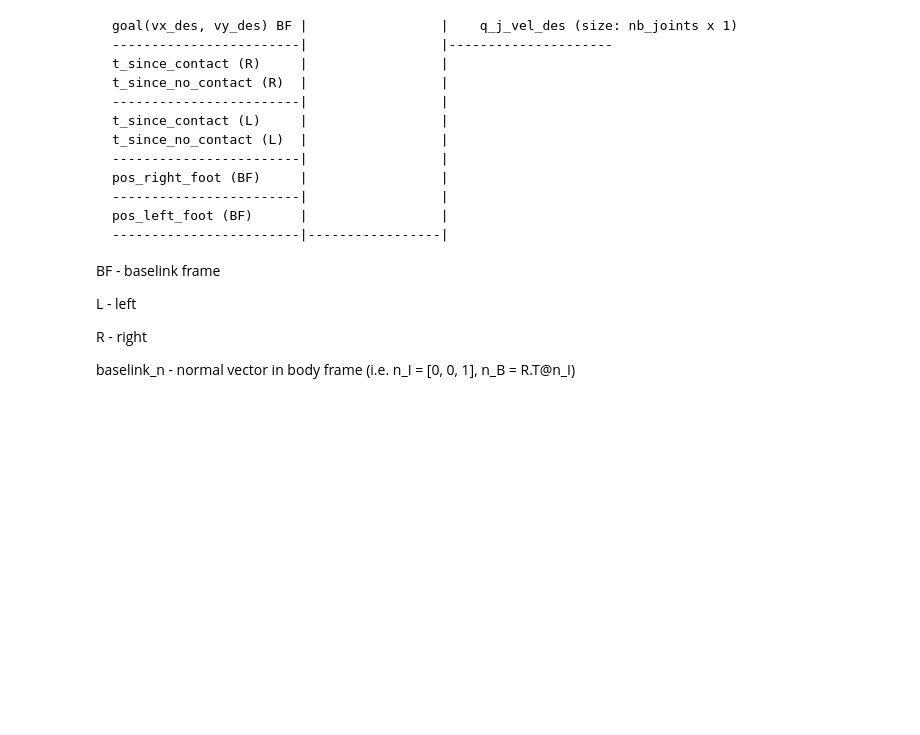
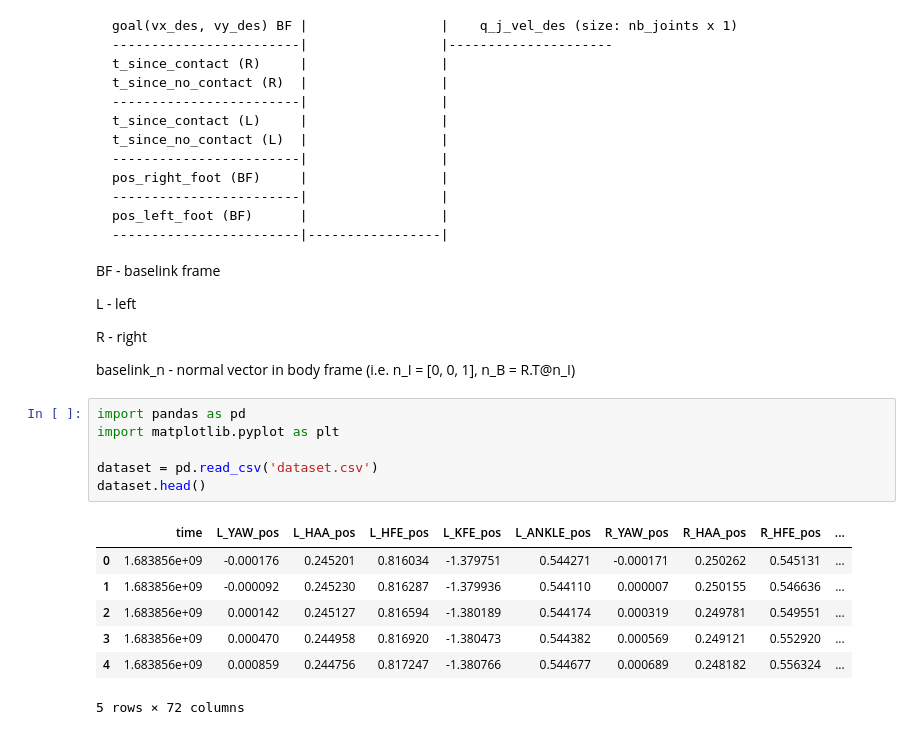
Before and after one commit to Stapelzeiger/biped, a Jupyter notebook: sim_mujoco/sim_mujoco/data/data_analysis.ipynb, the cells around one changed output. Cells and saved outputs as stored; diff of their text form; blank space fills up the shorter version.

```diff
--- a/sim_mujoco/sim_mujoco/data/data_analysis.ipynb
+++ b/sim_mujoco/sim_mujoco/data/data_analysis.ipynb
@@ -33,3 +33,17 @@ L - left
 R - right
 
 baselink_n - normal vector in body frame (i.e. n_I = [0, 0, 1], n_B = R.T@n_I)
+# %%
+import pandas as pd
+import matplotlib.pyplot as plt
+
+dataset = pd.read_csv('dataset.csv')
+dataset.head()
+# %% [output]
+|  | time | L_YAW_pos | L_HAA_pos | L_HFE_pos | L_KFE_pos | L_ANKLE_pos | R_YAW_pos | R_HAA_pos | R_HFE_pos | ... |
+| 0 | 1.683856e+09 | -0.000176 | 0.245201 | 0.816034 | -1.379751 | 0.544271 | -0.000171 | 0.250262 | 0.545131 | ... |
+| 1 | 1.683856e+09 | -0.000092 | 0.245230 | 0.816287 | -1.379936 | 0.544110 | 0.000007 | 0.250155 | 0.546636 | ... |
+| 2 | 1.683856e+09 | 0.000142 | 0.245127 | 0.816594 | -1.380189 | 0.544174 | 0.000319 | 0.249781 | 0.549551 | ... |
+| 3 | 1.683856e+09 | 0.000470 | 0.244958 | 0.816920 | -1.380473 | 0.544382 | 0.000569 | 0.249121 | 0.552920 | ... |
+| 4 | 1.683856e+09 | 0.000859 | 0.244756 | 0.817247 | -1.380766 | 0.544677 | 0.000689 | 0.248182 | 0.556324 | ... |
+5 rows × 72 columns
```
Also changed, not shown: parts of 2 cells of this notebook, 2 other files.
